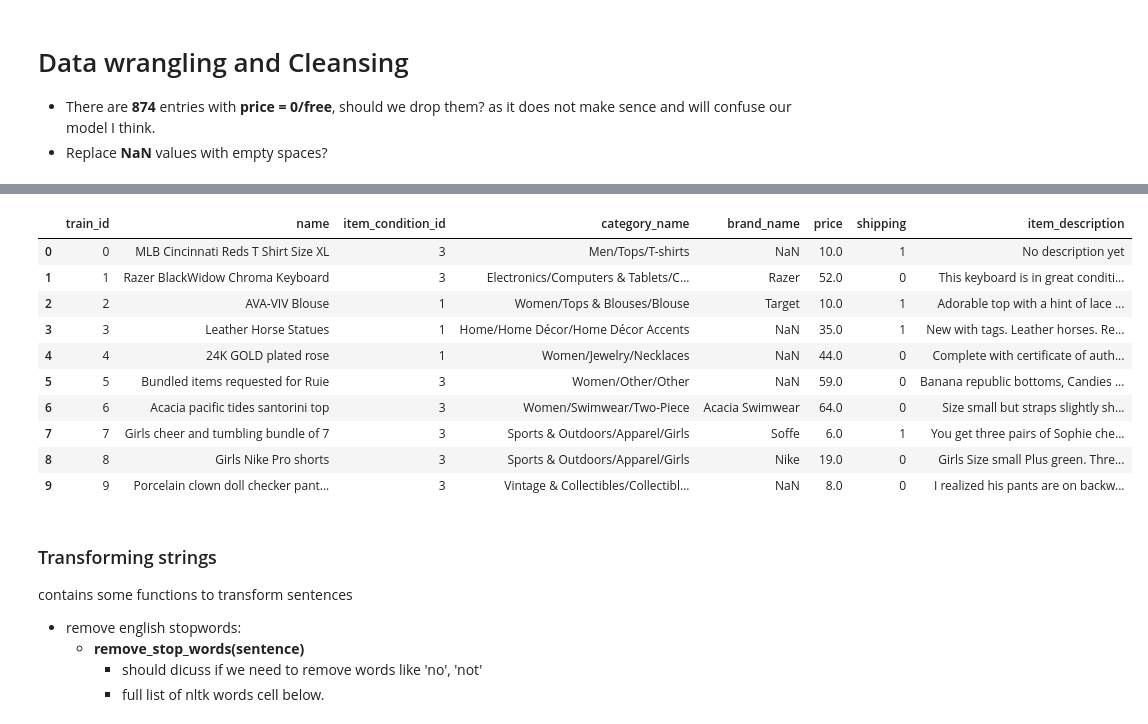
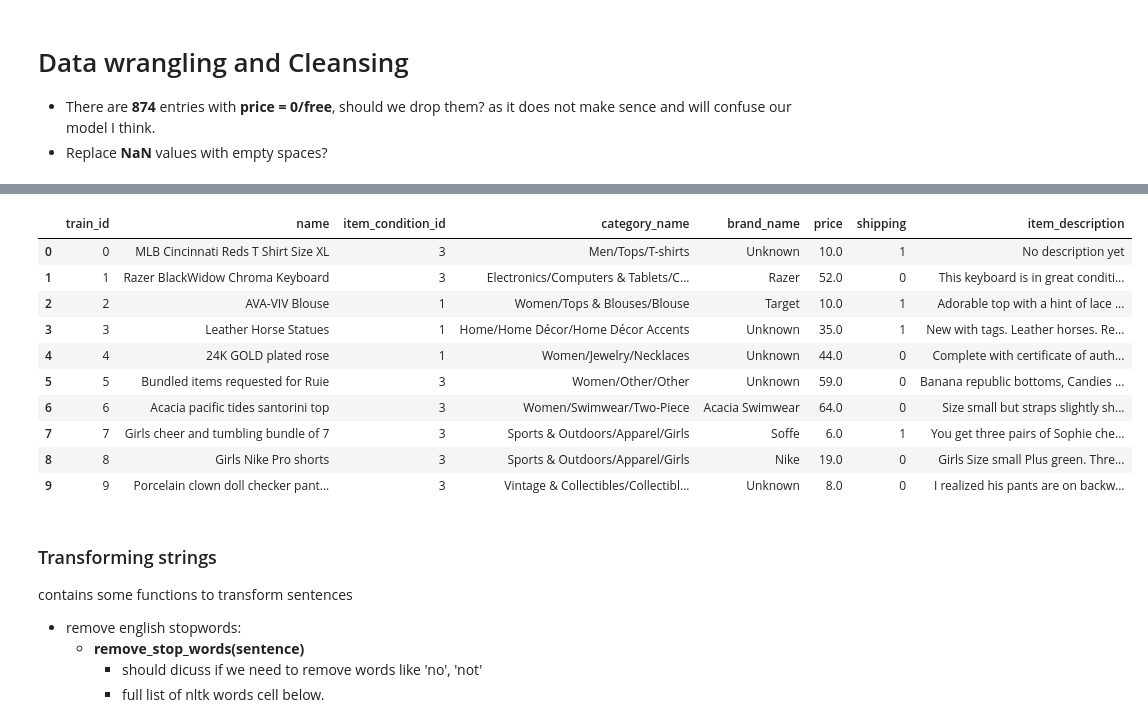
Before and after one commit to asthanameghna/kaggleProject, a Jupyter notebook: Kaggle_Competition.ipynb, the cells around one changed output, grey strips where cells are left out. Saved outputs shown, nothing was run; the diff lists cells and outputs as text; code cells hidden in the pictures.

```diff
--- a/Kaggle_Competition.ipynb
+++ b/Kaggle_Competition.ipynb
@@ -27,7 +33,7 @@ eng_stp_words = stopwords.words('english')
 ## Loading kaggle data_sets into Pandas dataframes
 # %%
 # tsv is tab separeted so... delimiter='\t'
-data_set = pd.read_csv('Data/train.tsv', delimiter='\t', encoding='utf-8')
+train_data_set = pd.read_csv('Data/train.tsv', delimiter='\t', encoding='utf-8')
 
 # test_set not required yet
 # test_set = pd.read_csv('Data/test.tsv', delimiter='\t', encoding='utf-8')
@@ -35,7 +41,7 @@ data_set = pd.read_csv('Data/train.tsv', delimiter='\t', encoding='utf-8')
 
 # check pandas dataframe dimension
 print('Data frames loaded:')
-print('data_set shape:', data_set.shape)
+print('Train data shape:', train_data_set.shape)
 # print('test_set shape:', test_set.shape)
 # print('test_stg2 shape:', test_stg2.shape)
 # %% [output]
@@ -216,24 +228,28 @@ data_set[data_set['price']==0].head(5)
 # %%
 # data cleansing
 
+# rename Nan to unkown brand
+train_data_set['brand_name'].fillna('Unknown', inplace=True)
+
+# keep only items that have a price
+train_data_set = train_data_set[train_data_set['price']!=0]
+
 # replace NaN values with empty cells
-# data_set = data_set.fillna('')
-# keep only items that have a price
-data_set = data_set[data_set['price']!=0]
+train_data_set.fillna('', inplace=True)
 
-data_set.head(10)
+train_data_set.head(10)
 # %% [output]
 |  | train_id | name | item_condition_id | category_name | brand_name | price | shipping | item_description |
-| 0 | 0 | MLB Cincinnati Reds T Shirt Size XL | 3 | Men/Tops/T-shirts | NaN | 10.0 | 1 | No description yet |
+| 0 | 0 | MLB Cincinnati Reds T Shirt Size XL | 3 | Men/Tops/T-shirts | Unknown | 10.0 | 1 | No description yet |
 | 1 | 1 | Razer BlackWidow Chroma Keyboard | 3 | Electronics/Computers & Tablets/C... | Razer | 52.0 | 0 | This keyboard is in great conditi... |
 | 2 | 2 | AVA-VIV Blouse | 1 | Women/Tops & Blouses/Blouse | Target | 10.0 | 1 | Adorable top with a hint of lace ... |
-| 3 | 3 | Leather Horse Statues | 1 | Home/Home Décor/Home Décor Accents | NaN | 35.0 | 1 | New with tags. Leather horses. Re... |
-| 4 | 4 | 24K GOLD plated rose | 1 | Women/Jewelry/Necklaces | NaN | 44.0 | 0 | Complete with certificate of auth... |
-| 5 | 5 | Bundled items requested for Ruie | 3 | Women/Other/Other | NaN | 59.0 | 0 | Banana republic bottoms, Candies ... |
+| 3 | 3 | Leather Horse Statues | 1 | Home/Home Décor/Home Décor Accents | Unknown | 35.0 | 1 | New with tags. Leather horses. Re... |
+| 4 | 4 | 24K GOLD plated rose | 1 | Women/Jewelry/Necklaces | Unknown | 44.0 | 0 | Complete with certificate of auth... |
+| 5 | 5 | Bundled items requested for Ruie | 3 | Women/Other/Other | Unknown | 59.0 | 0 | Banana republic bottoms, Candies ... |
 | 6 | 6 | Acacia pacific tides santorini top | 3 | Women/Swimwear/Two-Piece | Acacia Swimwear | 64.0 | 0 | Size small but straps slightly sh... |
 | 7 | 7 | Girls cheer and tumbling bundle of 7 | 3 | Sports & Outdoors/Apparel/Girls | Soffe | 6.0 | 1 | You get three pairs of Sophie che... |
 | 8 | 8 | Girls Nike Pro shorts | 3 | Sports & Outdoors/Apparel/Girls | Nike | 19.0 | 0 | Girls Size small Plus green. Thre... |
-| 9 | 9 | Porcelain clown doll checker pant... | 3 | Vintage & Collectibles/Collectibl... | NaN | 8.0 | 0 | I realized his pants are on backw... |
+| 9 | 9 | Porcelain clown doll checker pant... | 3 | Vintage & Collectibles/Collectibl... | Unknown | 8.0 | 0 | I realized his pants are on backw... |
 # %% [markdown]
 ### Transforming strings
 contains some functions to transform sentences
```
Also changed, not shown: parts of 45 cells of this notebook.
